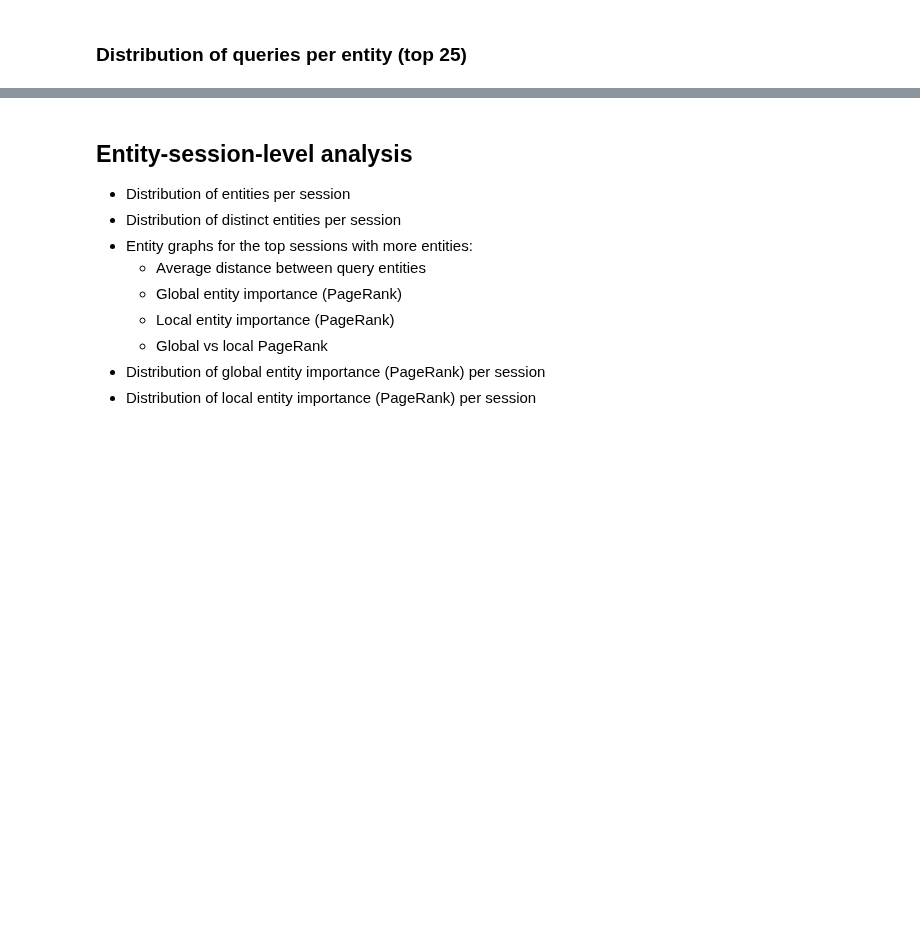
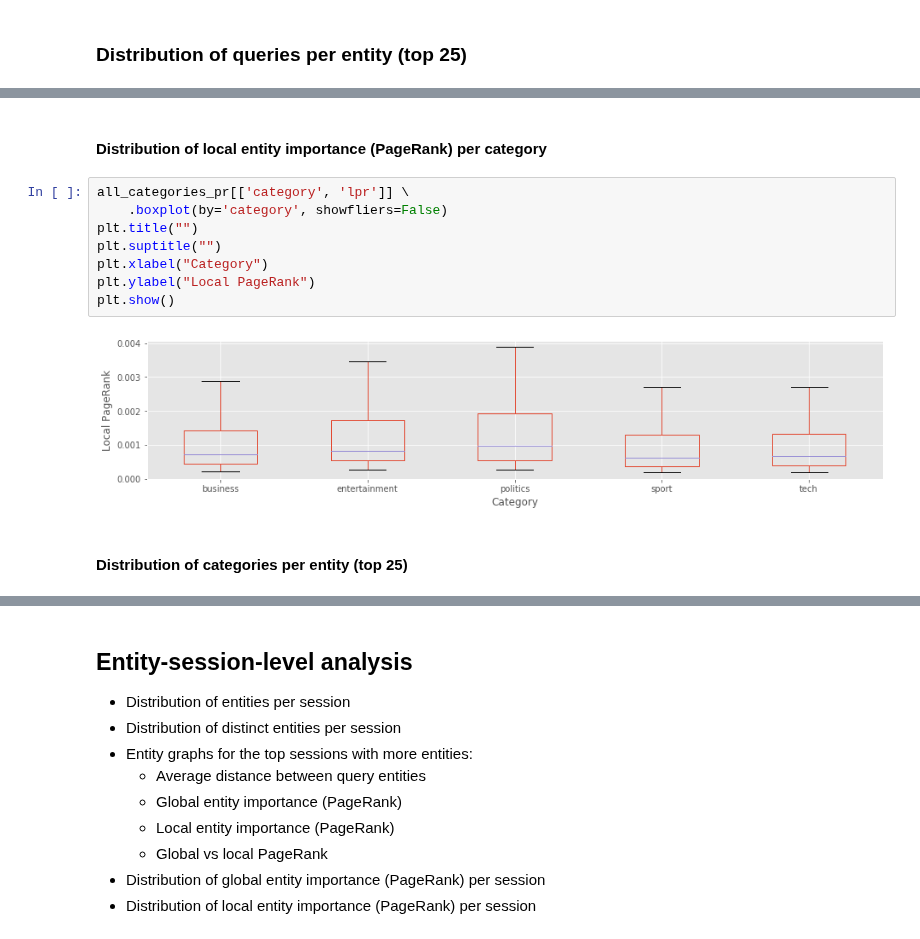
Before and after one commit to feup-infolab/army-ant, a Jupyter notebook: notebooks/query_log_analysis/query_log_analysis.ipynb, the cells around one changed output, grey strips where cells are left out. Saved outputs shown, nothing was run; the diff lists cells and outputs as text; blank space fills up the shorter version.

```diff
--- a/notebooks/query_log_analysis/query_log_analysis.ipynb
+++ b/notebooks/query_log_analysis/query_log_analysis.ipynb
@@ -1474,0 +1571,14 @@ plt.rc('figure', figsize=DEFAULT_FIGSIZE)
+# %% [markdown]
+#### Distribution of local entity importance (PageRank) per category
+# %%
+all_categories_pr[['category', 'lpr']] \
+    .boxplot(by='category', showfliers=False)
+plt.title("")
+plt.suptitle("")
+plt.xlabel("Category")
+plt.ylabel("Local PageRank")
+plt.show()
+# %% [output]
+[figure, added]
+# %% [markdown]
+#### Distribution of categories per entity (top 25)
```
Also changed, not shown: parts of 46 cells of this notebook.
